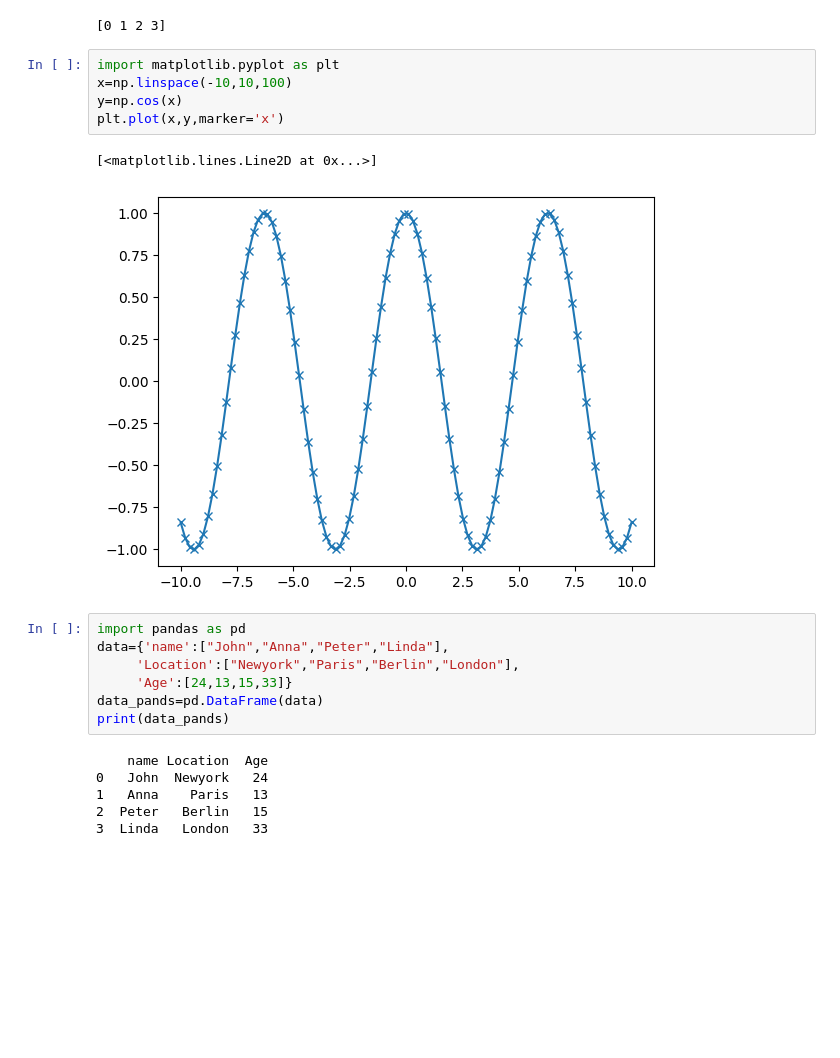
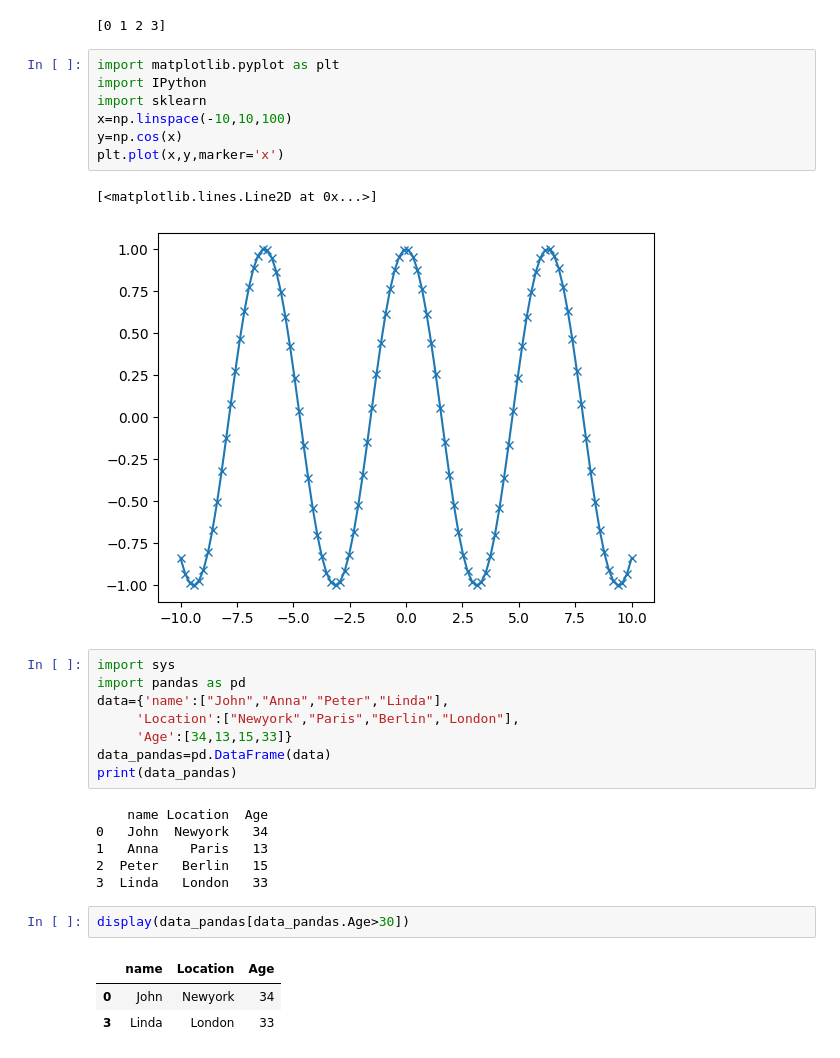
Before and after one commit to Moiz3456/machine_learning-, a Jupyter notebook: Intro.ipynb, the cells around one changed output. Drawn from its saved outputs; the diff is of its cells as text; blank space fills up the shorter version.

```diff
--- a/Intro.ipynb
+++ b/Intro.ipynb
@@ -37,6 +37,8 @@ print(row_indices)
 [0 1 2 3]
 # %%
 import matplotlib.pyplot as plt
+import IPython
+import sklearn
 x=np.linspace(-10,10,100)
 y=np.cos(x)
 plt.plot(x,y,marker='x')
@@ -44,15 +46,22 @@ plt.plot(x,y,marker='x')
 [<matplotlib.lines.Line2D at 0x...>]
 [figure]
 # %%
+import sys
 import pandas as pd
 data={'name':["John","Anna","Peter","Linda"],
      'Location':["Newyork","Paris","Berlin","London"],
-     'Age':[24,13,15,33]}
-data_pands=pd.DataFrame(data)
-print(data_pands)
+     'Age':[34,13,15,33]}
+data_pandas=pd.DataFrame(data)
+print(data_pandas)
 # %% [output]
     name Location  Age
-0   John  Newyork   24
+0   John  Newyork   34
 1   Anna    Paris   13
 2  Peter   Berlin   15
 3  Linda   London   33
+# %%
+display(data_pandas[data_pandas.Age>30])
+# %% [output]
+|  | name | Location | Age |
+| 0 | John | Newyork | 34 |
+| 3 | Linda | London | 33 |
```
Also changed, not shown: parts of 21 cells of this notebook.
